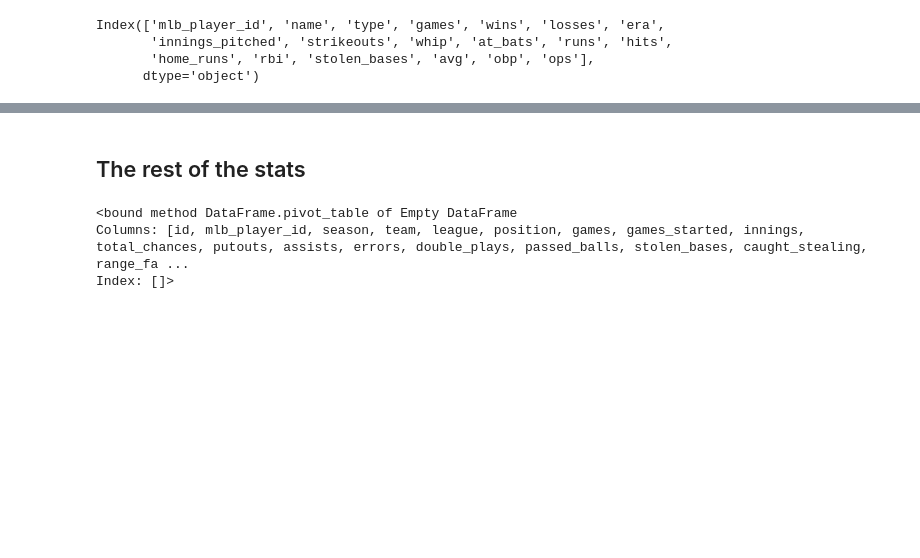
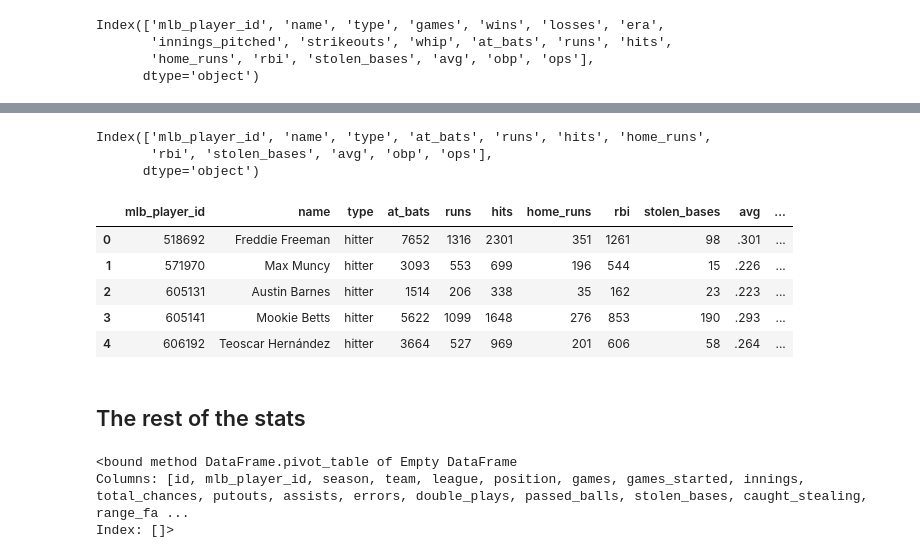
Before and after one commit to laniel123/MLB_Injury_Report, a Jupyter notebook: notebooks /dodgers_db.ipynb, the cells around one changed output, grey strips where cells are left out. Drawn from its saved outputs; the diff is of its cells as text; code cells hidden in the pictures; blank space fills up the shorter version.

```diff
--- a/notebooks /dodgers_db.ipynb
+++ b/notebooks /dodgers_db.ipynb
@@ -263,0 +322,5 @@ Index(['mlb_player_id', 'name', 'type', 'games', 'wins', 'losses', 'era',
+# %%
+hitter_stats_pre = pd.read_sql_query("SELECT * FROM player_stats WHERE type == 'hitter'", conn)
+
+hitter_stats = hitter_stats_pre[['mlb_player_id', 'name', 'type', 'at_bats', 'runs', 'hits',
+       'home_runs', 'rbi', 'stolen_bases', 'avg', 'obp', 'ops' ]]
@@ -264,3 +336,18 @@ Index(['mlb_player_id', 'name', 'type', 'games', 'wins', 'losses', 'era',
+# %%
+hitter_stats.columns
+# %% [output]
+Index(['mlb_player_id', 'name', 'type', 'at_bats', 'runs', 'hits', 'home_runs',
+       'rbi', 'stolen_bases', 'avg', 'obp', 'ops'],
+      dtype='object')
+# %%
+hitter_stats.head(5)
+# %% [output]
+|  | mlb_player_id | name | type | at_bats | runs | hits | home_runs | rbi | stolen_bases | avg | ... |
+| 0 | 518692 | Freddie Freeman | hitter | 7652 | 1316 | 2301 | 351 | 1261 | 98 | .301 | ... |
+| 1 | 571970 | Max Muncy | hitter | 3093 | 553 | 699 | 196 | 544 | 15 | .226 | ... |
+| 2 | 605131 | Austin Barnes | hitter | 1514 | 206 | 338 | 35 | 162 | 23 | .223 | ... |
+| 3 | 605141 | Mookie Betts | hitter | 5622 | 1099 | 1648 | 276 | 853 | 190 | .293 | ... |
+| 4 | 606192 | Teoscar Hernández | hitter | 3664 | 527 | 969 | 201 | 606 | 58 | .264 | ... |
 # %% [markdown]
 ## The rest of the stats
 # %%
```
Also changed, not shown: parts of 12 cells of this notebook, 5 other files.
